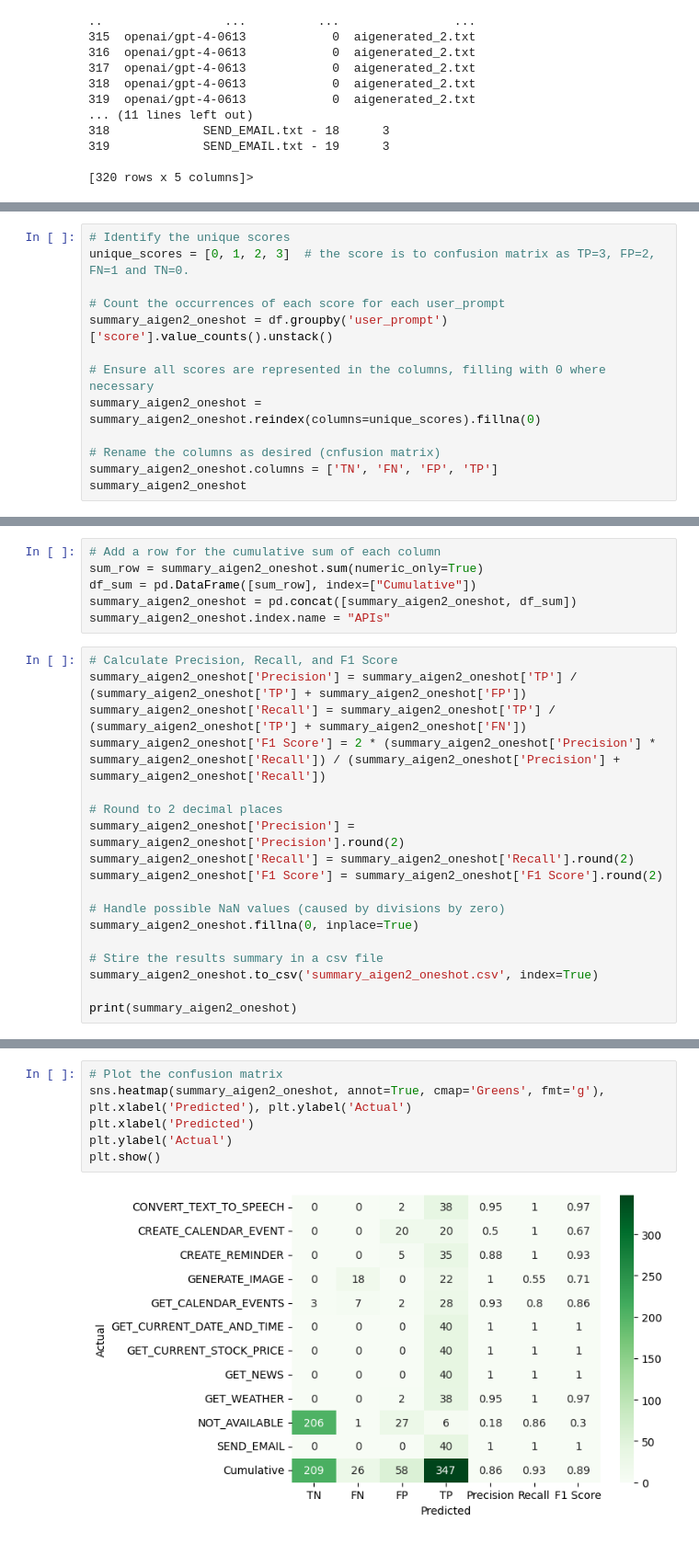
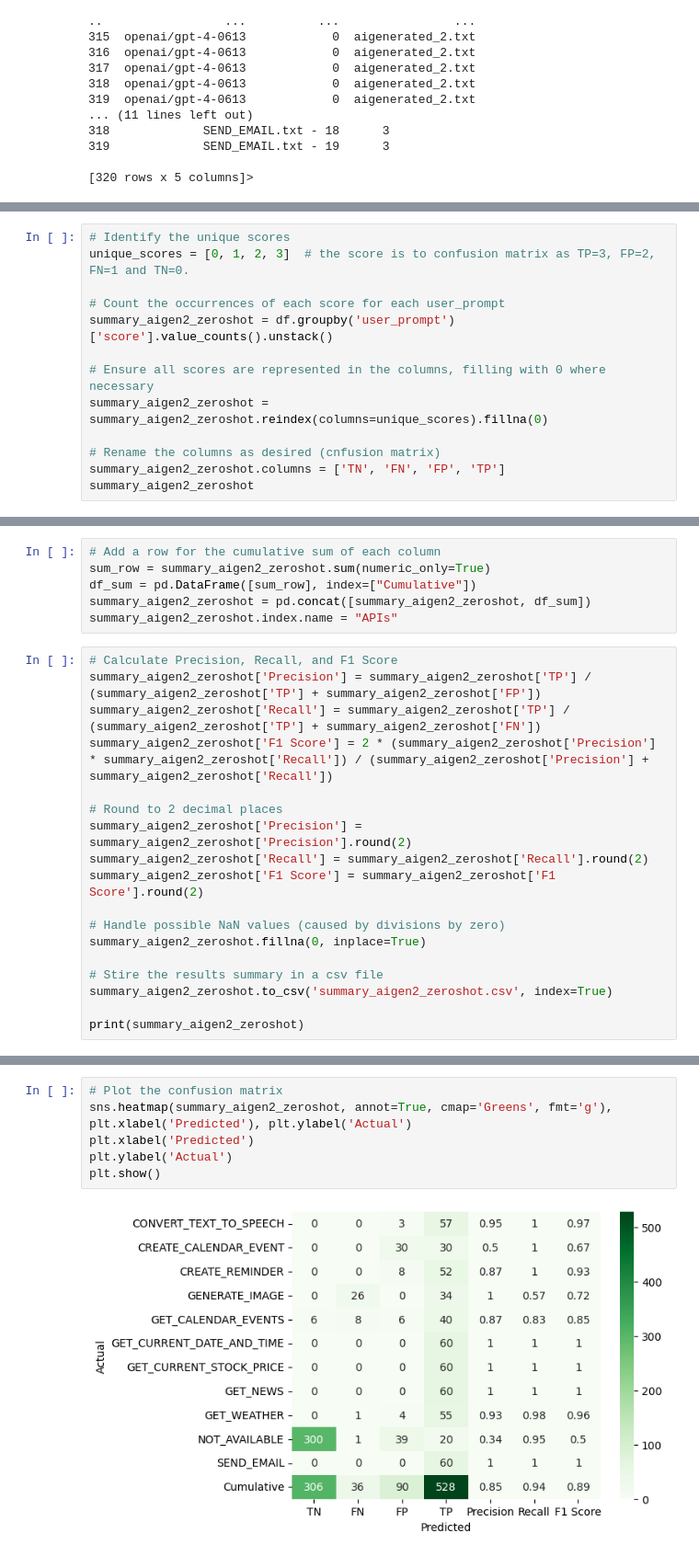
Before and after one commit to bmmseven/llm-api-experiences, a Jupyter notebook: thesis_dt_analysis_AIgen_2_zeroshot.ipynb, the cells around one changed output, grey strips where cells are left out. Shown at 92% size. Drawn from its saved outputs; the diff is of its cells as text.

Commit message:
updated  AIgen_2 zeroshot analysis and f-score calculation

```diff
--- a/thesis_dt_analysis_AIgen_2_zeroshot.ipynb
+++ b/thesis_dt_analysis_AIgen_2_zeroshot.ipynb
@@ -88,14 +88,14 @@ filtered_df
 unique_scores = [0, 1, 2, 3]  # the score is to confusion matrix as TP=3, FP=2, FN=1 and TN=0.
 
 # Count the occurrences of each score for each user_prompt
-summary_aigen2_oneshot = df.groupby('user_prompt')['score'].value_counts().unstack()
+summary_aigen2_zeroshot = df.groupby('user_prompt')['score'].value_counts().unstack()
 
 # Ensure all scores are represented in the columns, filling with 0 where necessary
-summary_aigen2_oneshot = summary_aigen2_oneshot.reindex(columns=unique_scores).fillna(0)
+summary_aigen2_zeroshot = summary_aigen2_zeroshot.reindex(columns=unique_scores).fillna(0)
 
 # Rename the columns as desired (cnfusion matrix)
-summary_aigen2_oneshot.columns = ['TN', 'FN', 'FP', 'TP']
-summary_aigen2_oneshot
+summary_aigen2_zeroshot.columns = ['TN', 'FN', 'FP', 'TP']
+summary_aigen2_zeroshot
 # %% [output]
 |  | TN | FN | FP | TP |
 | user_prompt |  |  |  |  |
@@ -113,27 +113,27 @@ summary_aigen2_oneshot
 # %%
 # Add a row for the cumulative sum of each column
-sum_row = summary_aigen2_oneshot.sum(numeric_only=True)
+sum_row = summary_aigen2_zeroshot.sum(numeric_only=True)
 df_sum = pd.DataFrame([sum_row], index=["Cumulative"])
-summary_aigen2_oneshot = pd.concat([summary_aigen2_oneshot, df_sum])
-summary_aigen2_oneshot.index.name = "APIs"
+summary_aigen2_zeroshot = pd.concat([summary_aigen2_zeroshot, df_sum])
+summary_aigen2_zeroshot.index.name = "APIs"
 # %%
 # Calculate Precision, Recall, and F1 Score
-summary_aigen2_oneshot['Precision'] = summary_aigen2_oneshot['TP'] / (summary_aigen2_oneshot['TP'] + summary_aigen2_oneshot['FP'])
-summary_aigen2_oneshot['Recall'] = summary_aigen2_oneshot['TP'] / (summary_aigen2_oneshot['TP'] + summary_aigen2_oneshot['FN'])
-summary_aigen2_oneshot['F1 Score'] = 2 * (summary_aigen2_oneshot['Precision'] * summary_aigen2_oneshot['Recall']) / (summary_aigen2_oneshot['Precision'] + summary_aigen2_oneshot['Recall'])
+summary_aigen2_zeroshot['Precision'] = summary_aigen2_zeroshot['TP'] / (summary_aigen2_zeroshot['TP'] + summary_aigen2_zeroshot['FP'])
+summary_aigen2_zeroshot['Recall'] = summary_aigen2_zeroshot['TP'] / (summary_aigen2_zeroshot['TP'] + summary_aigen2_zeroshot['FN'])
+summary_aigen2_zeroshot['F1 Score'] = 2 * (summary_aigen2_zeroshot['Precision'] * summary_aigen2_zeroshot['Recall']) / (summary_aigen2_zeroshot['Precision'] + summary_aigen2_zeroshot['Recall'])
 
 # Round to 2 decimal places
-summary_aigen2_oneshot['Precision'] = summary_aigen2_oneshot['Precision'].round(2)
-summary_aigen2_oneshot['Recall'] = summary_aigen2_oneshot['Recall'].round(2)
-summary_aigen2_oneshot['F1 Score'] = summary_aigen2_oneshot['F1 Score'].round(2)
+summary_aigen2_zeroshot['Precision'] = summary_aigen2_zeroshot['Precision'].round(2)
+summary_aigen2_zeroshot['Recall'] = summary_aigen2_zeroshot['Recall'].round(2)
+summary_aigen2_zeroshot['F1 Score'] = summary_aigen2_zeroshot['F1 Score'].round(2)
 
 # Handle possible NaN values (caused by divisions by zero)
-summary_aigen2_oneshot.fillna(0, inplace=True)
+summary_aigen2_zeroshot.fillna(0, inplace=True)
 
 # Stire the results summary in a csv file
-summary_aigen2_oneshot.to_csv('summary_aigen2_oneshot.csv', index=True)
+summary_aigen2_zeroshot.to_csv('summary_aigen2_zeroshot.csv', index=True)
 
-print(summary_aigen2_oneshot)
+print(summary_aigen2_zeroshot)
 # %% [output]
                               TN    FN    FP     TP  Precision  Recall
 APIs
@@ -154,12 +154,12 @@ SEND_EMAIL                     1.00
 Cumulative                     0.89
 # %%
 # Plot the confusion matrix
-sns.heatmap(summary_aigen2_oneshot, annot=True, cmap='Greens', fmt='g'), plt.xlabel('Predicted'), plt.ylabel('Actual')
+sns.heatmap(summary_aigen2_zeroshot, annot=True, cmap='Greens', fmt='g'), plt.xlabel('Predicted'), plt.ylabel('Actual')
 plt.xlabel('Predicted')
 plt.ylabel('Actual')
 plt.show()
 # %% [output]
-[figure, old version]
+[figure, new version]
 # %%
 # Generate the DataFrame to LaTeX format so that it can be copied and pasted into our thesis
 # Formatting TN, FN, FP, and TP columns to 0 decimal places
```
Also changed, not shown: parts of 5 cells of this notebook, 3 other files.
